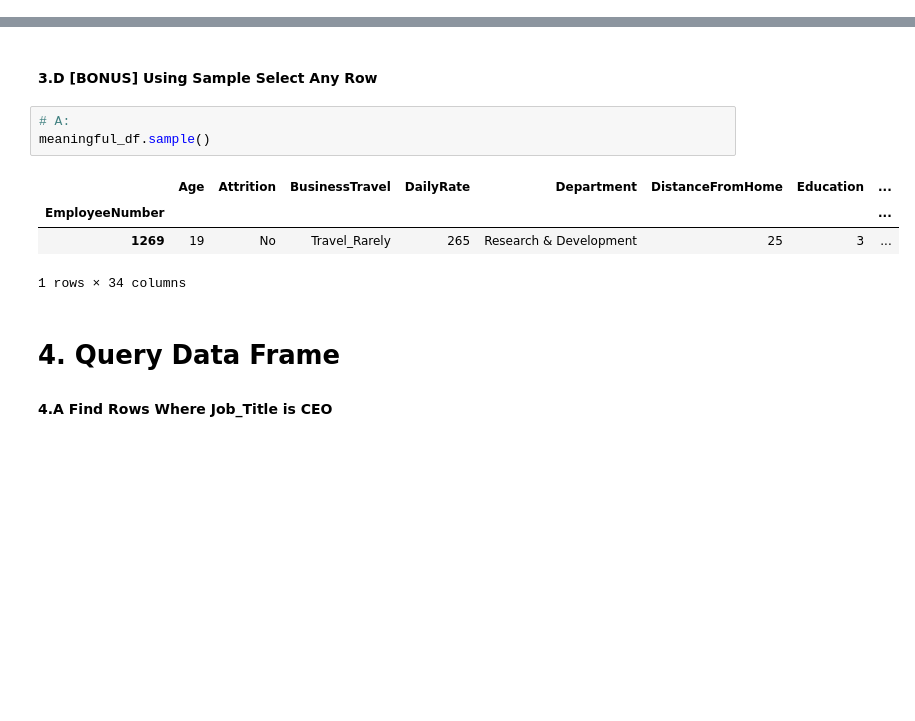
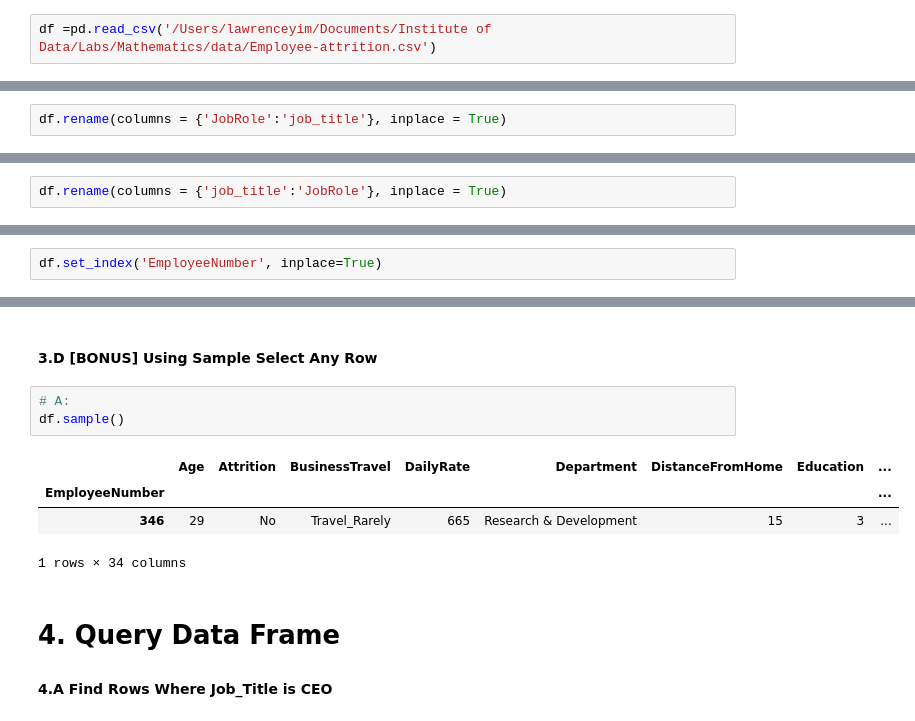
Before and after one commit to adireksa/iod, a Jupyter notebook: Labs/mathematics/Lab 1.2.2 Pandas Lab.ipynb, the cells around one changed output, grey strips where cells are left out. Drawn from its saved outputs; the diff is of its cells as text; blank space fills up the shorter version.

```diff
--- a/Labs/mathematics/Lab 1.2.2 Pandas Lab.ipynb
+++ b/Labs/mathematics/Lab 1.2.2 Pandas Lab.ipynb
@@ -21,6 +21,8 @@ df = pd.read_csv(io.BytesIO(uploaded["Employee-attrition.csv"]))
 # %% [output]
 [interactive output not drawn]
 Saving Employee-attrition.csv to Employee-attrition.csv
+# %%
+df =pd.read_csv('/Users/lawrenceyim/Documents/Institute of Data/Labs/Mathematics/data/Employee-attrition.csv')
 # %%
 df.head()
 # %% [output]
@@ -205,0 +240,2 @@ Rows: 1470
+# %%
+df.rename(columns = {'JobRole':'job_title'}, inplace = True)
@@ -205,0 +256,2 @@ Rows: 1470
+# %%
+df.rename(columns = {'job_title':'JobRole'}, inplace = True)
@@ -258,3 +338,5 @@ meaningful_df
 | 2065 | 49 | No | Travel_Frequently | 1023 | Sales | 2 | 3 | ... |
 | 2068 | 34 | No | Travel_Rarely | 628 | Research & Development | 8 | 3 | ... |
 1470 rows × 34 columns
+# %%
+df.set_index('EmployeeNumber', inplace=True)
@@ -326,11 +463,11 @@ meaningful_df.sort_values(["Age"], ascending=True)
 #### 3.D [BONUS] Using Sample Select Any Row
 # %%
 # A:
-meaningful_df.sample()
+df.sample()
 # %% [output]
 |  | Age | Attrition | BusinessTravel | DailyRate | Department | DistanceFromHome | Education | ... |
 | EmployeeNumber |  |  |  |  |  |  |  | ... |
-| 1269 | 19 | No | Travel_Rarely | 265 | Research & Development | 25 | 3 | ... |
+| 346 | 29 | No | Travel_Rarely | 665 | Research & Development | 15 | 3 | ... |
 1 rows × 34 columns
 # %% [markdown]
 # 4. Query Data Frame
```
Also changed, not shown: parts of 22 cells of this notebook.
